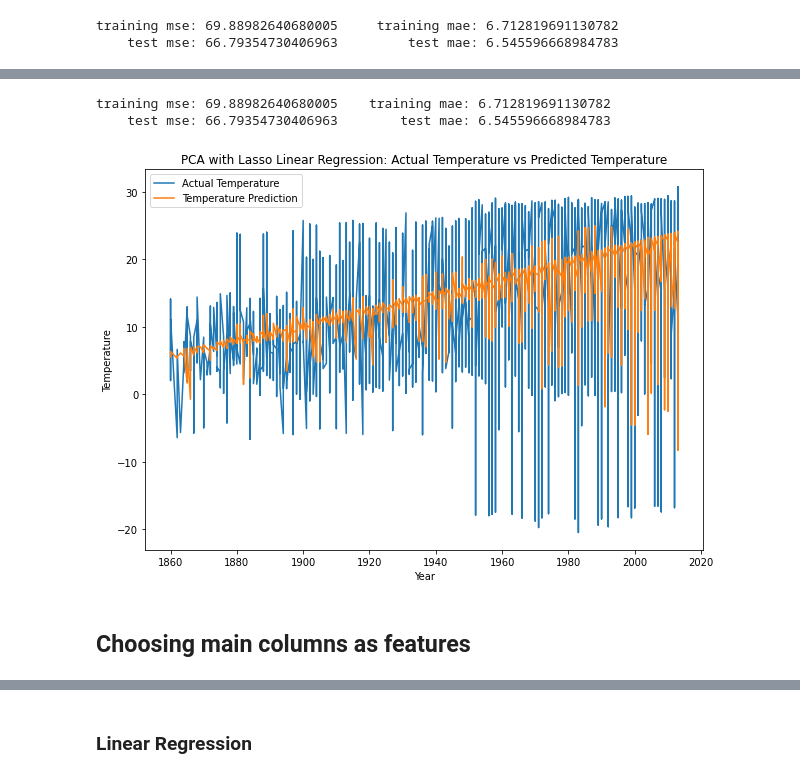
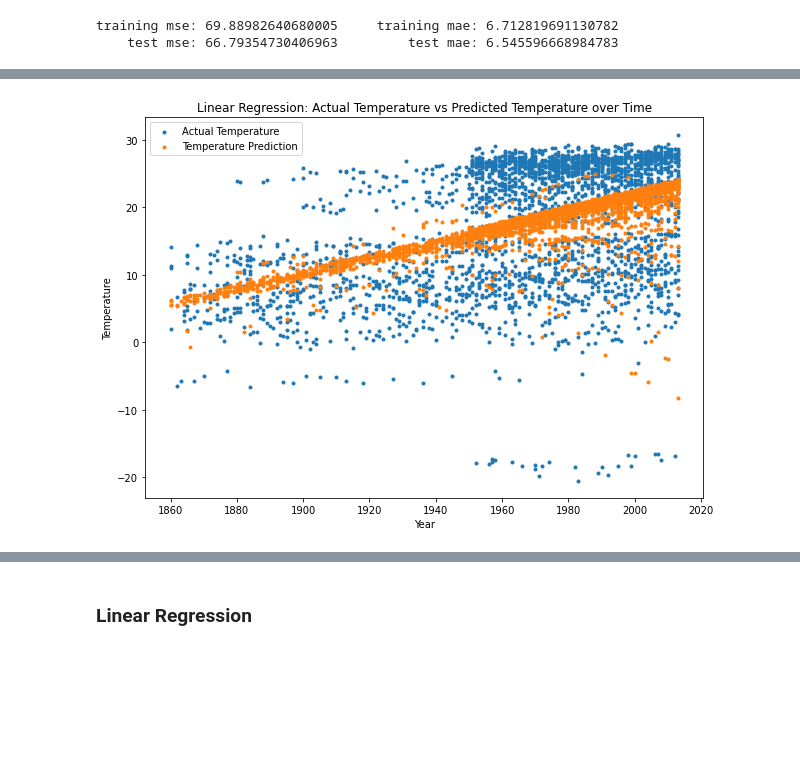
Before and after one commit to sumants-dev/CIS545-Project, a Jupyter notebook: global_temp_modelling.ipynb, the cells around one changed output, grey strips where cells are left out. Cells and saved outputs as stored; diff of their text form; code cells hidden in the pictures; blank space fills up the shorter version.

```diff
--- a/global_temp_modelling.ipynb
+++ b/global_temp_modelling.ipynb
@@ -487,26 +163,12 @@ pca_test_prediction = pca_model.transform(pca_test_sdf)
-# %%
-# k=8 TODO evaluate predictions
-pca_training_mse = evaluator.evaluate(pca_train_prediction, {evaluator.metricName: "mse"})
-pca_training_mae = evaluator.evaluate(pca_train_prediction, {evaluator.metricName: "mae"})
-pca_test_mse = evaluator.evaluate(pca_test_prediction, {evaluator.metricName: "mse"})
-pca_test_mae = evaluator.evaluate(pca_test_prediction, {evaluator.metricName: "mae"})
-print("training mse:", pca_training_mse, "   training mae:", pca_training_mae)
-print("    test mse:", pca_test_mse, "       test mae:", pca_test_mae)
-# %% [output]
-training mse: 69.88982640680005    training mae: 6.712819691130782
-    test mse: 66.79354730406963        test mae: 6.545596668984783
-# %%
-#Plot PCA
-pca_df = pca_test_prediction.toPandas()
-plt.figure(figsize=(10, 7))
-plt.plot(pca_df['year'], pca_df['AvgYearlyTemp'], label = 'Actual Temperature')
-plt.plot(pca_df['year'], pca_df['prediction'], label="Temperature Prediction")
-plt.xlabel('Year')
-plt.ylabel('Temperature')
-plt.legend(loc='upper left')
-plt.title("PCA with Lasso Linear Regression: Actual Temperature vs Predicted Temperature")
-plt.show()
-# %% [output]
-[figure, removed]
-# %% [markdown]
-## Choosing main columns as features
+# %%
+lr_df = lr_test_prediction.toPandas()
+plt.figure(figsize=(10, 7))
+plt.scatter(lr_df['year'], lr_df['AvgYearlyTemp'], label = 'Actual Temperature', marker = '.')
+plt.scatter(lr_df['year'], lr_df['prediction'], label="Temperature Prediction", marker = '.')
+plt.xlabel('Year')
+plt.ylabel('Temperature')
+plt.legend(loc='upper left')
+plt.title("Linear Regression: Actual Temperature vs Predicted Temperature over Time")
+plt.show()
+# %% [output]
+[figure, added]
```
Also changed, not shown: parts of 174 cells of this notebook.
